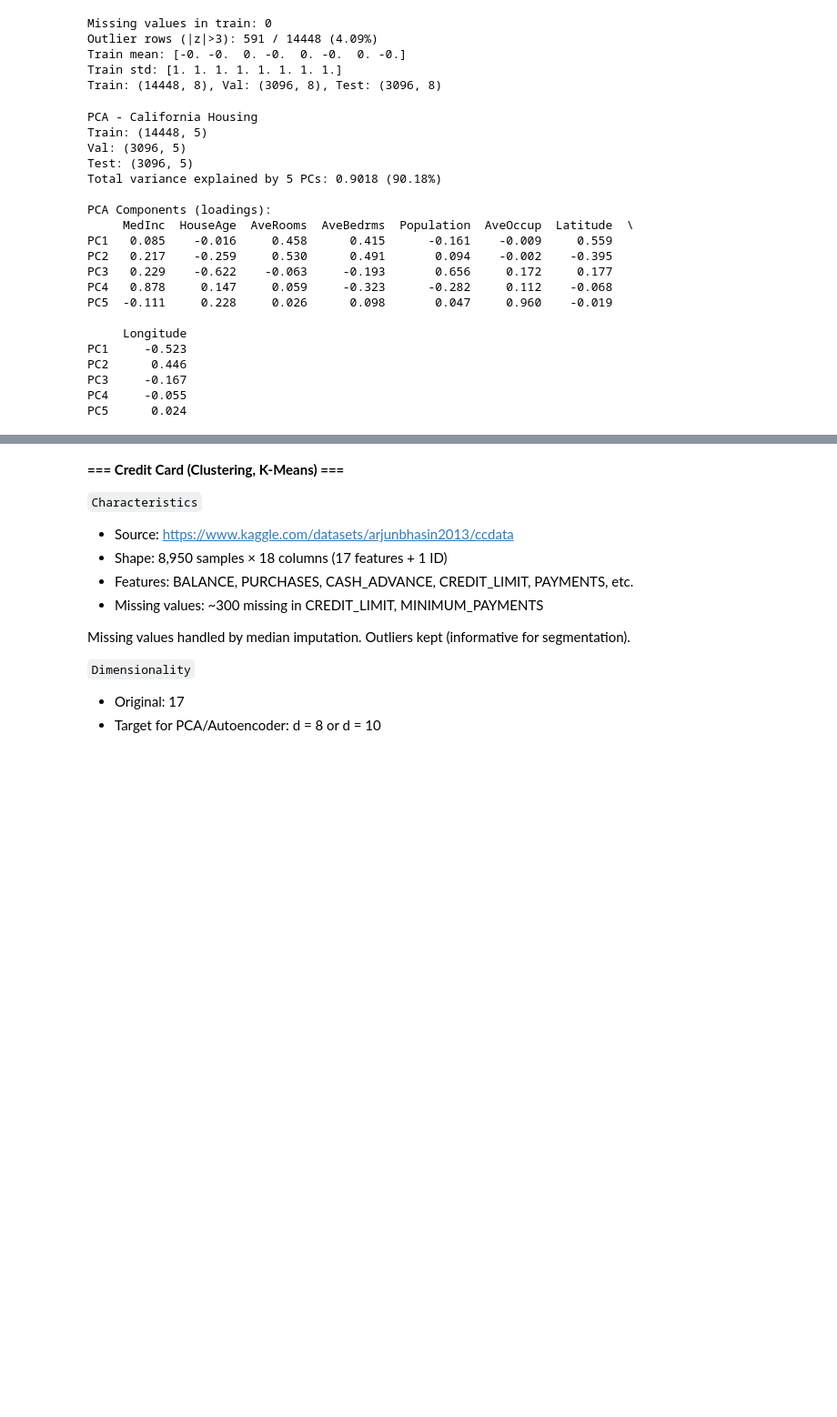
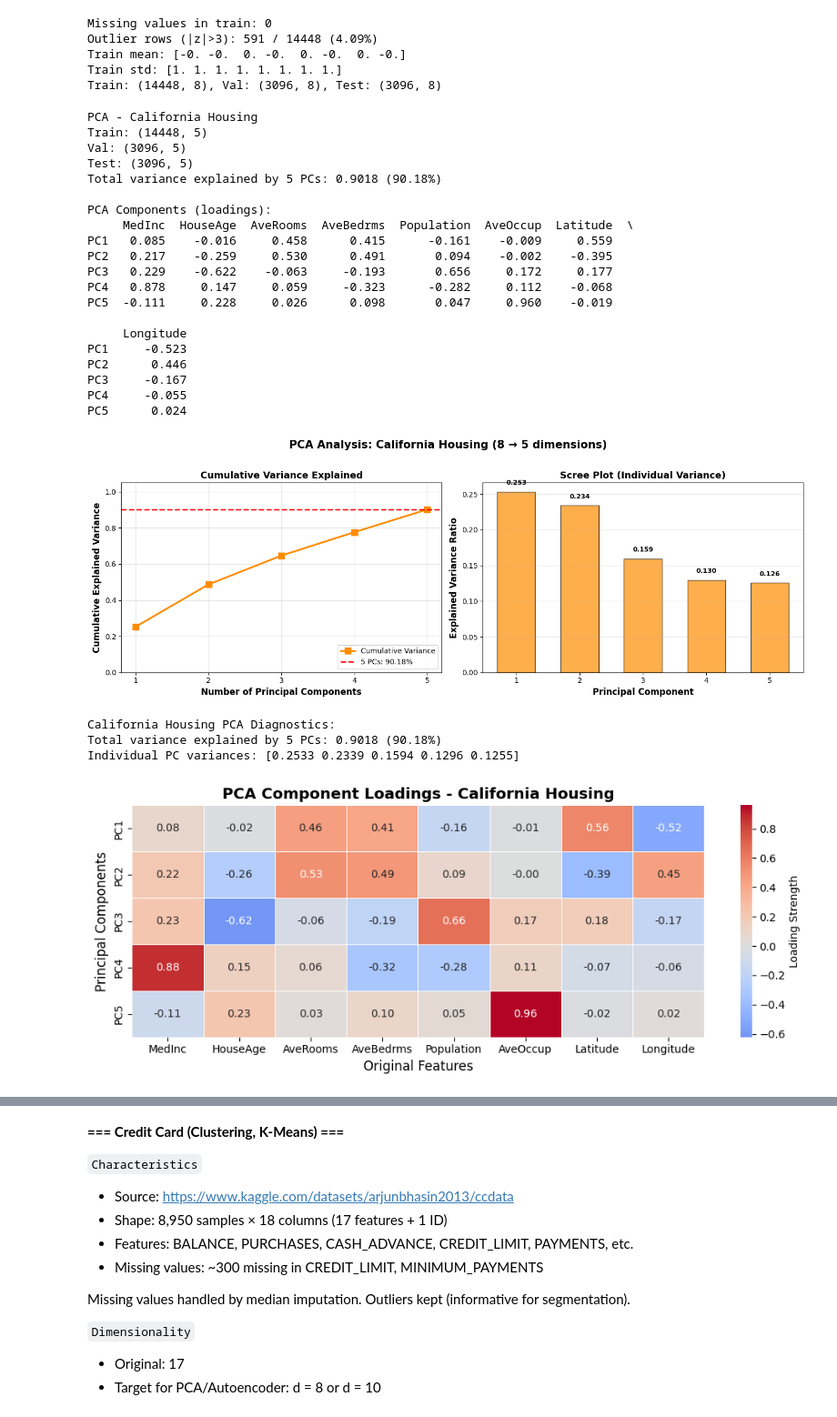
Before and after one commit to Alx-a-cod/MLiterallyConfused, a Jupyter notebook: ML_Assignment_2.ipynb, the cells around one changed output, grey strips where cells are left out. Shown at 91% size. Drawn from its saved outputs; the diff is of its cells as text; code cells hidden in the pictures; blank space fills up the shorter version.

```diff
--- a/ML_Assignment_2.ipynb
+++ b/ML_Assignment_2.ipynb
@@ -154,6 +902,12 @@ Train mean: [-0. -0.  0. -0.  0. -0.  0. -0.]
 Train std: [1. 1. 1. 1. 1. 1. 1. 1.]
 Train: (14448, 8), Val: (3096, 8), Test: (3096, 8)
 # %%
+import pandas as pd
+import numpy as np
+import matplotlib.pyplot as plt
+import seaborn as sns
+from sklearn.decomposition import PCA
+
 # ==== PCA: reduce to 5 dimensions ====
 pca_housing = PCA(n_components=5, random_state=42)
 
@@ -173,30 +927,94 @@ print(f"Total variance explained by 5 PCs: {explained_var:.4f} ({explained_var*1
 
 # ==== Component interpretation (for report) ====
 components_df = pd.DataFrame(
     pca_housing.components_,
     columns=['MedInc', 'HouseAge', 'AveRooms', 'AveBedrms', 'Population', 'AveOccup', 'Latitude', 'Longitude'],
     index=[f'PC{i+1}' for i in range(5)]
 )
 print("\nPCA Components (loadings):")
 print(components_df.round(3))
+
+# ==== Single detailed plot for California Housing ====
+fig, axes = plt.subplots(1, 2, figsize=(14, 5))
+
+# Left: Cumulative explained variance
+cumsum_housing = np.cumsum(pca_housing.explained_variance_ratio_)
+axes[0].plot(range(1, 6), cumsum_housing, marker='s', markersize=8,
+             linewidth=2.5, color='darkorange', label='Cumulative Variance')
+axes[0].axhline(y=0.9018, color='red', linestyle='--', linewidth=2,
+                label=f'5 PCs: 90.18%')
+axes[0].set_xlabel('Number of Principal Components', fontsize=12, fontweight='bold')
+axes[0].set_ylabel('Cumulative Explained Variance', fontsize=12, fontweight='bold')
+axes[0].set_title('Cumulative Variance Explained', fontsize=13, fontweight='bold')
+axes[0].legend(fontsize=10, loc='lower right')
+axes[0].grid(True, alpha=0.3)
+axes[0].set_xticks(range(1, 6))
+axes[0].set_ylim(0, 1.05)
+
+# Right: Individual variance per component
+axes[1].bar(range(1, 6), pca_housing.explained_variance_ratio_,
+            color='darkorange', edgecolor='black', alpha=0.7, width=0.6)
+axes[1].set_xlabel('Principal Component', fontsize=12, fontweight='bold')
+axes[1].set_ylabel('Explained Variance Ratio', fontsize=12, fontweight='bold')
+axes[1].set_title('Scree Plot (Individual Variance)', fontsize=13, fontweight='bold')
+axes[1].grid(axis='y', alpha=0.3)
+axes[1].set_xticks(range(1, 6))
+
+# Add value labels on bars
+for i, v in enumerate(pca_housing.explained_variance_ratio_):
+    axes[1].text(i+1, v + 0.01, f'{v:.3f}', ha='center', fontsize=9, fontweight='bold')
+
+plt.suptitle('PCA Analysis: California Housing (8 → 5 dimensions)',
+             fontsize=15, fontweight='bold', y=1.02)
+plt.tight_layout()
+plt.savefig('pca_housing_detailed.png', dpi=300, bbox_inches='tight')
+plt.show()
+
+print("\nCalifornia Housing PCA Diagnostics:")
+print(f"Total variance explained by 5 PCs: {cumsum_housing[-1]:.4f} ({cumsum_housing[-1]*100:.2f}%)")
+print(f"Individual PC variances: {pca_housing.explained_variance_ratio_.round(4)}")
+
+import seaborn as sns
+
+# ==== PCA component loadings heatmap ====
+components_df = pd.DataFrame(
+    pca_housing.components_,
+    columns=['MedInc', 'HouseAge', 'AveRooms', 'AveBedrms', 'Population', 'AveOccup', 'Latitude', 'Longitude'],
+    index=[f'PC{i+1}' for i in range(5)]
+)
+
+plt.figure(figsize=(10, 4))
+sns.heatmap(components_df, annot=True, fmt='.2f', cmap='coolwarm', center=0,
+            cbar_kws={'label': 'Loading Strength'}, linewidths=0.5)
+plt.title('PCA Component Loadings - California Housing', fontsize=14, fontweight='bold')
+plt.xlabel('Original Features', fontsize=12)
+plt.ylabel('Principal Components', fontsize=12)
+plt.tight_layout()
+plt.savefig('pca_loadings_housing.png', dpi=300, bbox_inches='tight')
+plt.show()
 # %% [output]
 PCA - California Housing
 Train: (14448, 5)
 Val: (3096, 5)
 Test: (3096, 5)
 Total variance explained by 5 PCs: 0.9018 (90.18%)
 
 PCA Components (loadings):
      MedInc  HouseAge  AveRooms  AveBedrms  Population  AveOccup  Latitude  \
 PC1   0.085    -0.016     0.458      0.415      -0.161    -0.009     0.559
 PC2   0.217    -0.259     0.530      0.491       0.094    -0.002    -0.395
 PC3   0.229    -0.622    -0.063     -0.193       0.656     0.172     0.177
 PC4   0.878     0.147     0.059     -0.323      -0.282     0.112    -0.068
 PC5  -0.111     0.228     0.026      0.098       0.047     0.960    -0.019
 
      Longitude
 PC1     -0.523
 PC2      0.446
 PC3     -0.167
 PC4     -0.055
 PC5      0.024
+[figure, added]
+California Housing PCA Diagnostics:
+Total variance explained by 5 PCs: 0.9018 (90.18%)
+Individual PC variances: [0.2533 0.2339 0.1594 0.1296 0.1255]
+[figure, added]
```
Also changed, not shown: parts of 19 cells of this notebook.
